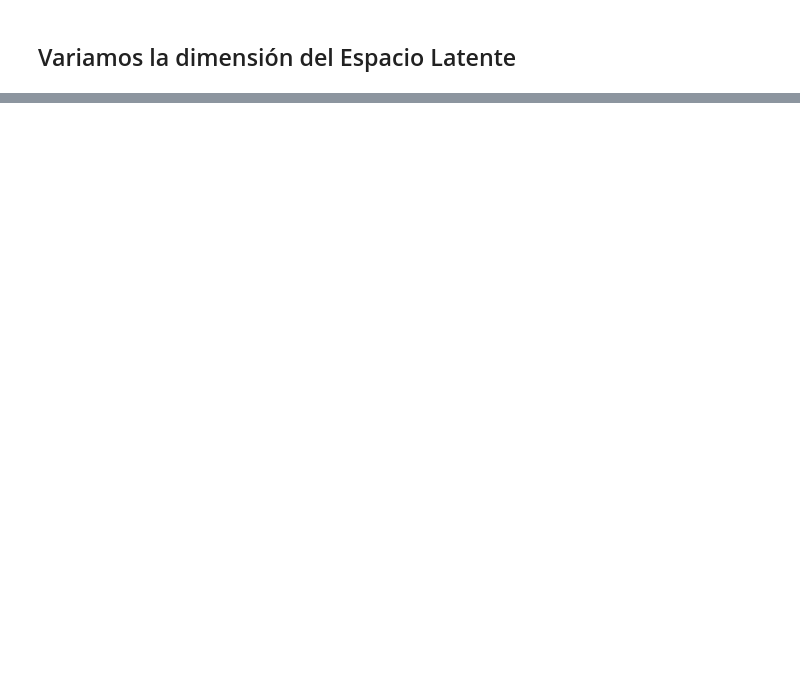
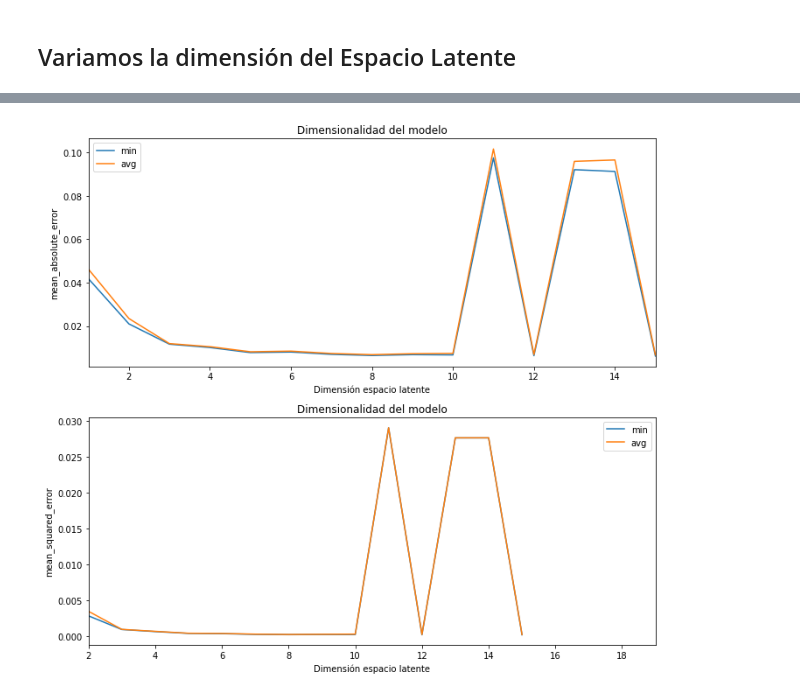
Before and after one commit to jotavecorta/DeepScatteringModels, a Jupyter notebook: small_slope_aprox/ConvAutoencoder_SSA.ipynb, the cells around one changed output, grey strips where cells are left out. Saved outputs shown, nothing was run; the diff lists cells and outputs as text; code cells hidden in the pictures; blank space fills up the shorter version.

```diff
--- a/small_slope_aprox/ConvAutoencoder_SSA.ipynb
+++ b/small_slope_aprox/ConvAutoencoder_SSA.ipynb
@@ -300,32 +327,34 @@ KeyboardInterrupt:
 # %%
-img_name= 'Resultados\costo_SSA_two_layer.png'
-img_path = os.path.join(os.getcwd(), img_name)
+img_name= 'results/costo_SSA_two_layer.png'
+img_path = os.path.join('/'.join(folder), img_name)
 
 # Visualizo los errores -  Mean Absolute error
 plt.figure(figsize = (10,9))
 plt.subplot(2,1,1)
-plt.plot(range(2, 20), min_abs_error)
-plt.plot(range(2, 20), avg_abs_error)
+plt.plot(range(1, 16), min_abs_error)
+plt.plot(range(1, 16), avg_abs_error)
 plt.title('Dimensionalidad del modelo')
 plt.ylabel('mean_absolute_error')
 plt.xlabel('Dimensión espacio latente')
-plt.xlim((2, 19))
+plt.xlim((1, 15))
 plt.legend(['min', 'avg'])
 plt.tight_layout()
 
 
 # Mean Squared Error
 plt.subplot(2,1,2)
-plt.plot(range(2, 20), min_sqr_error)
-plt.plot(range(2, 20), avg_sqr_error)
+plt.plot(range(1, 16), min_sqr_error)
+plt.plot(range(1, 16), avg_sqr_error)
 plt.title('Dimensionalidad del modelo')
 plt.ylabel('mean_squared_error')
 plt.xlabel('Dimensión espacio latente')
 plt.xlim((2, 19))
 plt.legend(['min', 'avg'])
 plt.tight_layout()
 plt.savefig(img_path)
 plt.show()
+# %% [output]
+[figure, added]
 # %%
 # Guardo los datos
 import pickle
```
Also changed, not shown: parts of 11 cells of this notebook.
